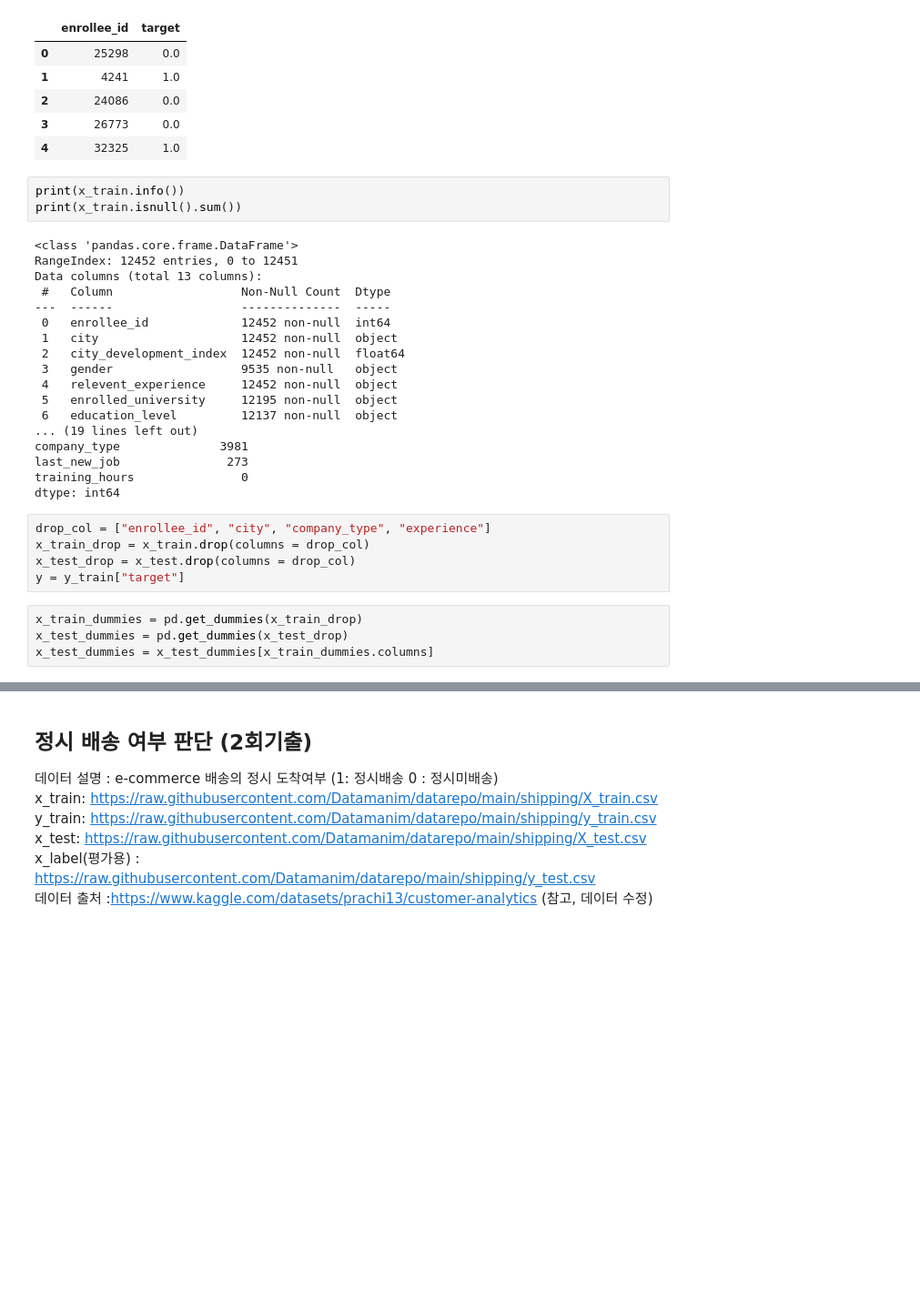
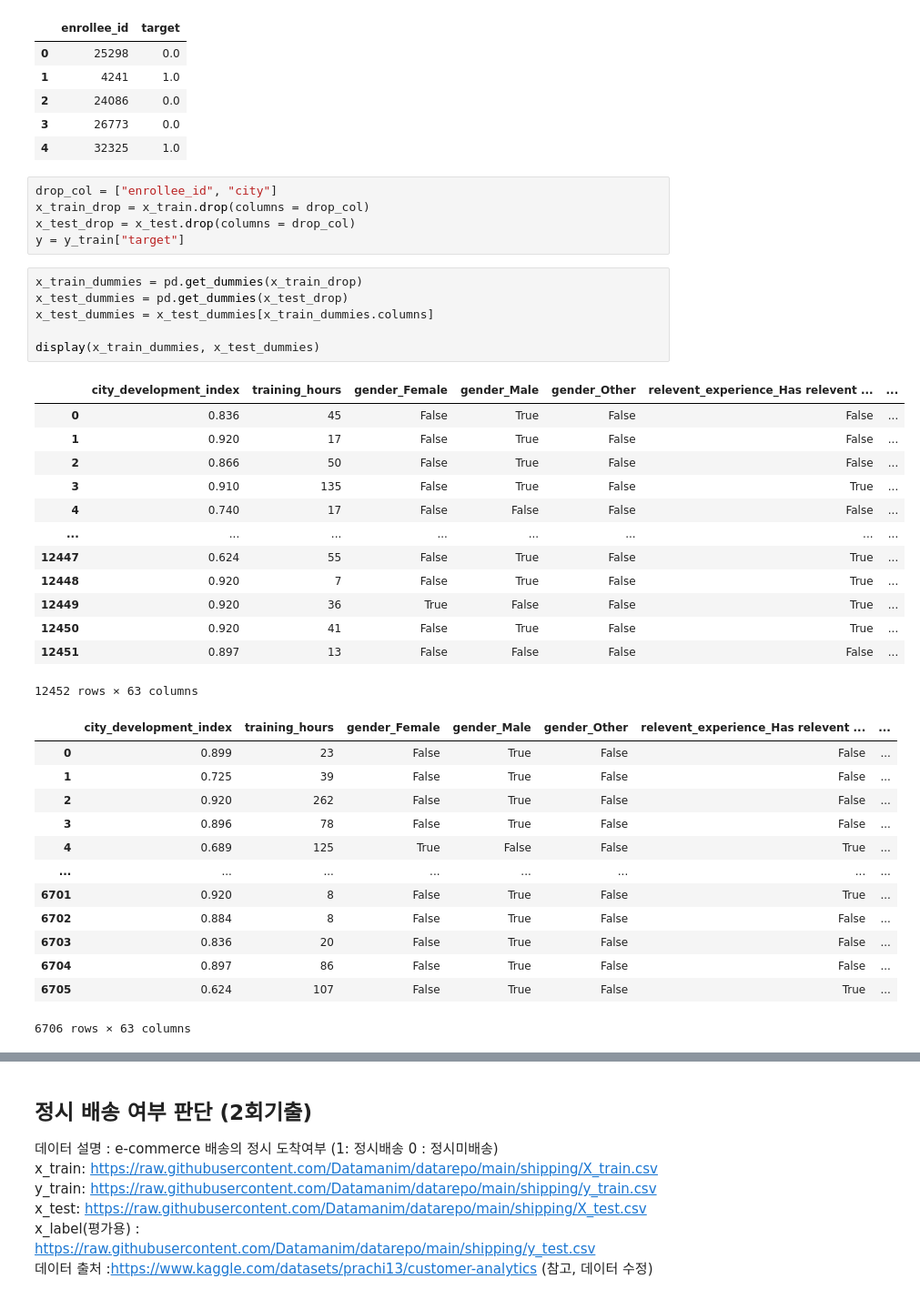
Before and after one commit to cms6090/Big-Data-Analysis, a Jupyter notebook: 2유형/데이터 마이닝.ipynb, the cells around one changed output, grey strips where cells are left out. Shown at 91% size. Saved outputs shown, nothing was run; the diff lists cells and outputs as text; blank space fills up the shorter version.

```diff
--- a/2유형/데이터 마이닝.ipynb
+++ b/2유형/데이터 마이닝.ipynb
@@ -148,33 +199,41 @@ display(y_train.head())
 | 2 | 24086 | 0.0 |
 | 3 | 26773 | 0.0 |
 | 4 | 32325 | 1.0 |
-# %%
-print(x_train.info())
-print(x_train.isnull().sum())
-# %% [output]
-<class 'pandas.core.frame.DataFrame'>
-RangeIndex: 12452 entries, 0 to 12451
-Data columns (total 13 columns):
- #   Column                  Non-Null Count  Dtype
----  ------                  --------------  -----
- 0   enrollee_id             12452 non-null  int64
- 1   city                    12452 non-null  object
- 2   city_development_index  12452 non-null  float64
- 3   gender                  9535 non-null   object
- 4   relevent_experience     12452 non-null  object
- 5   enrolled_university     12195 non-null  object
- 6   education_level         12137 non-null  object
-... (19 lines left out)
-company_type              3981
-last_new_job               273
-training_hours               0
-dtype: int64
 # %%
-drop_col = ["enrollee_id", "city", "company_type", "experience"]
+drop_col = ["enrollee_id", "city"]
 x_train_drop = x_train.drop(columns = drop_col)
 x_test_drop = x_test.drop(columns = drop_col)
 y = y_train["target"]
 # %%
 x_train_dummies = pd.get_dummies(x_train_drop)
 x_test_dummies = pd.get_dummies(x_test_drop)
 x_test_dummies = x_test_dummies[x_train_dummies.columns]
+
+display(x_train_dummies, x_test_dummies)
+# %% [output]
+|  | city_development_index | training_hours | gender_Female | gender_Male | gender_Other | relevent_experience_Has relevent ... | ... |
+| 0 | 0.836 | 45 | False | True | False | False | ... |
+| 1 | 0.920 | 17 | False | True | False | False | ... |
+| 2 | 0.866 | 50 | False | True | False | False | ... |
+| 3 | 0.910 | 135 | False | True | False | True | ... |
+| 4 | 0.740 | 17 | False | False | False | False | ... |
+| ... | ... | ... | ... | ... | ... | ... | ... |
+| 12447 | 0.624 | 55 | False | True | False | True | ... |
+| 12448 | 0.920 | 7 | False | True | False | True | ... |
+| 12449 | 0.920 | 36 | True | False | False | True | ... |
+| 12450 | 0.920 | 41 | False | True | False | True | ... |
+| 12451 | 0.897 | 13 | False | False | False | False | ... |
+12452 rows × 63 columns
+|  | city_development_index | training_hours | gender_Female | gender_Male | gender_Other | relevent_experience_Has relevent ... | ... |
+| 0 | 0.899 | 23 | False | True | False | False | ... |
+| 1 | 0.725 | 39 | False | True | False | False | ... |
+| 2 | 0.920 | 262 | False | True | False | False | ... |
+| 3 | 0.896 | 78 | False | True | False | False | ... |
+| 4 | 0.689 | 125 | True | False | False | True | ... |
+| ... | ... | ... | ... | ... | ... | ... | ... |
+| 6701 | 0.920 | 8 | False | True | False | True | ... |
+| 6702 | 0.884 | 8 | False | True | False | False | ... |
+| 6703 | 0.836 | 20 | False | True | False | False | ... |
+| 6704 | 0.897 | 86 | False | True | False | False | ... |
+| 6705 | 0.624 | 107 | False | True | False | True | ... |
+6706 rows × 63 columns
```
Also changed, not shown: parts of 96 cells of this notebook.
